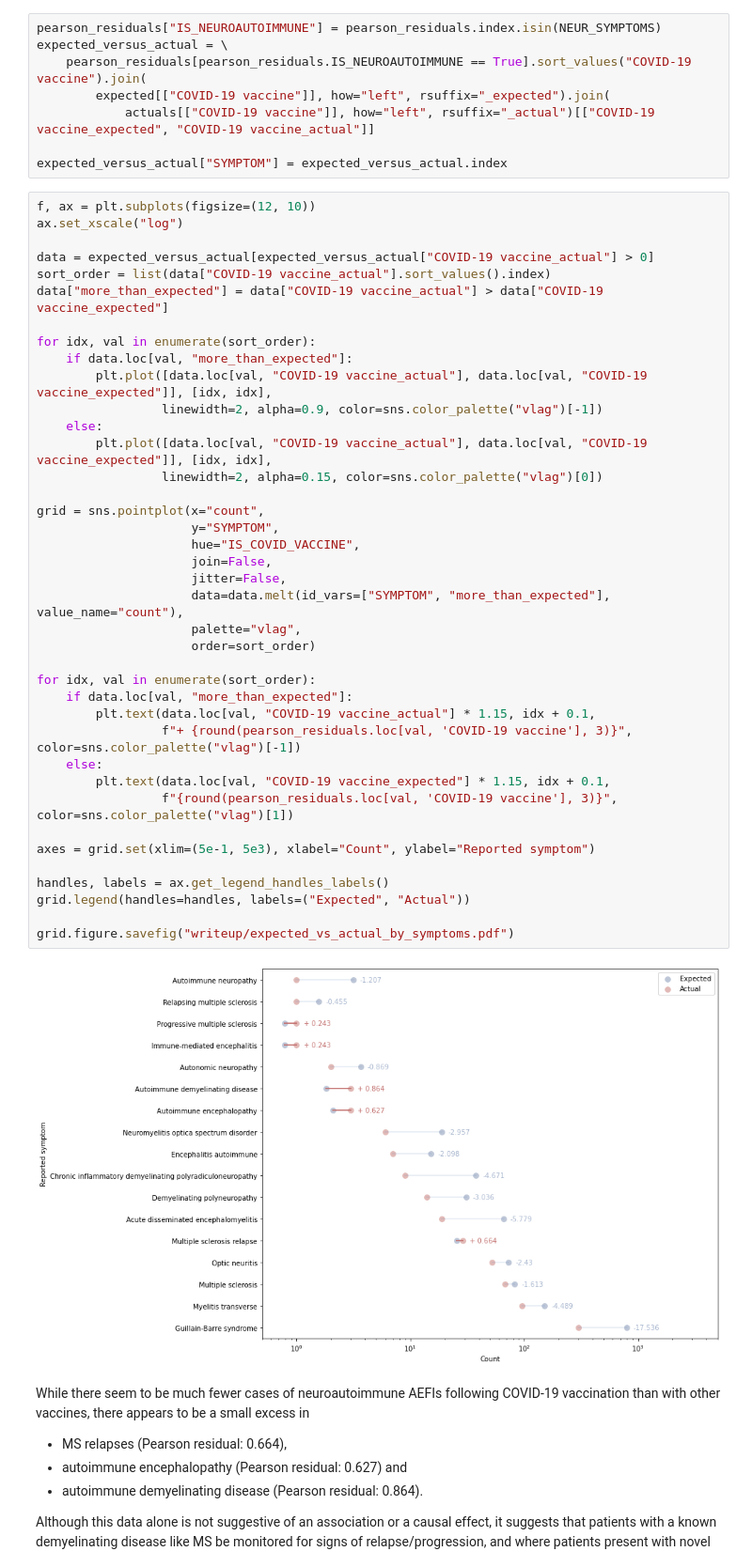
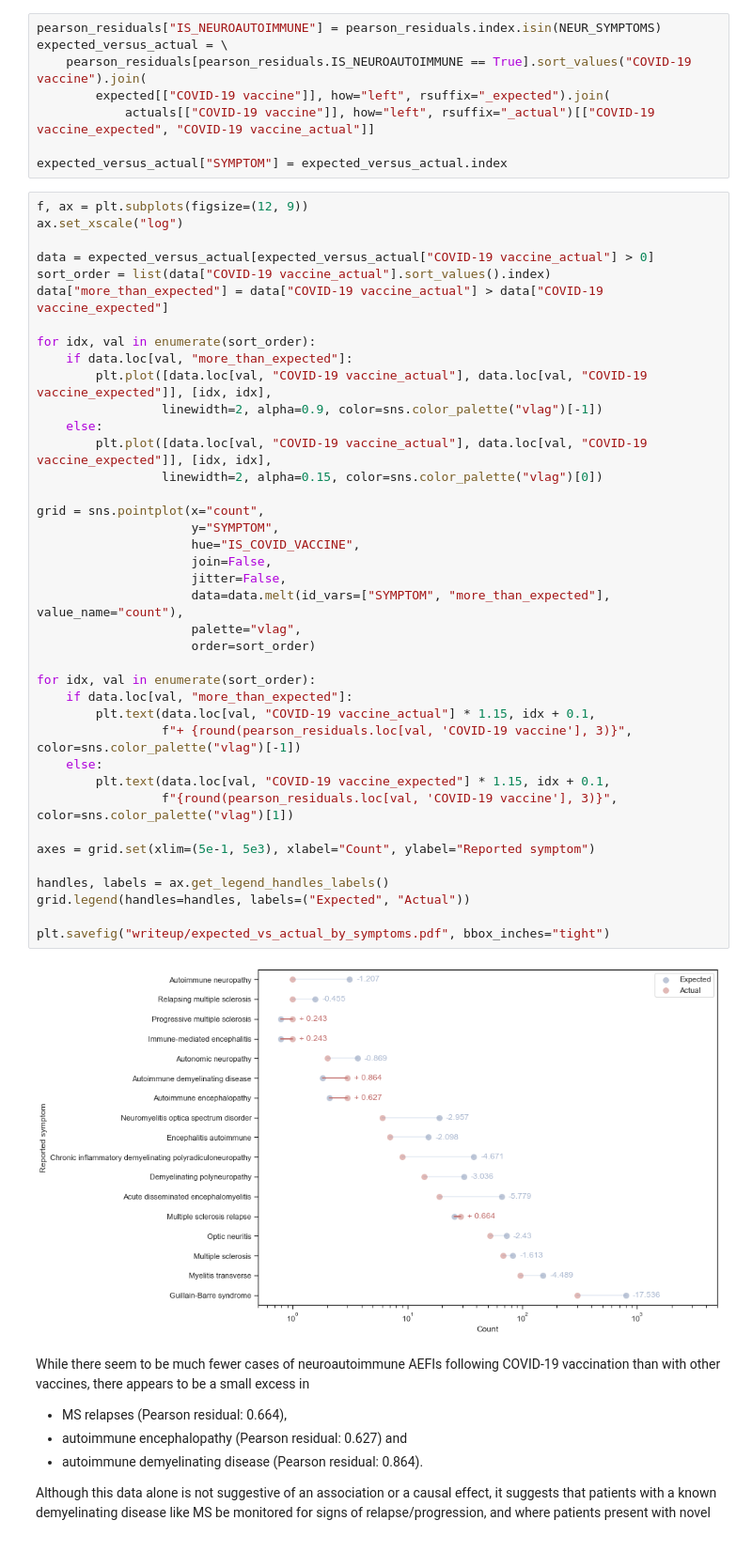
Before and after one commit to chrisvoncsefalvay/covid19-neuroautoimmune-aefis, a Jupyter notebook: COVID vaccination and neuroautoimmune disorders.ipynb, the cells around one changed output. Shown: that part at 94% size. Saved outputs shown, nothing was run; the diff lists cells and outputs as text.

Commit message:
Final writeup.

```diff
--- a/COVID vaccination and neuroautoimmune disorders.ipynb
+++ b/COVID vaccination and neuroautoimmune disorders.ipynb
@@ -230,7 +267,7 @@ expected_versus_actual = \
 
 expected_versus_actual["SYMPTOM"] = expected_versus_actual.index
 # %%
-f, ax = plt.subplots(figsize=(12, 10))
+f, ax = plt.subplots(figsize=(12, 9))
 ax.set_xscale("log")
 
 data = expected_versus_actual[expected_versus_actual["COVID-19 vaccine_actual"] > 0]
@@ -241,35 +278,35 @@ for idx, val in enumerate(sort_order):
     if data.loc[val, "more_than_expected"]:
         plt.plot([data.loc[val, "COVID-19 vaccine_actual"], data.loc[val, "COVID-19 vaccine_expected"]], [idx, idx],
                  linewidth=2, alpha=0.9, color=sns.color_palette("vlag")[-1])
     else:
         plt.plot([data.loc[val, "COVID-19 vaccine_actual"], data.loc[val, "COVID-19 vaccine_expected"]], [idx, idx],
                  linewidth=2, alpha=0.15, color=sns.color_palette("vlag")[0])
 
 grid = sns.pointplot(x="count",
                      y="SYMPTOM",
                      hue="IS_COVID_VACCINE",
                      join=False,
                      jitter=False,
                      data=data.melt(id_vars=["SYMPTOM", "more_than_expected"], value_name="count"),
                      palette="vlag",
                      order=sort_order)
 
 for idx, val in enumerate(sort_order):
     if data.loc[val, "more_than_expected"]:
         plt.text(data.loc[val, "COVID-19 vaccine_actual"] * 1.15, idx + 0.1,
                  f"+ {round(pearson_residuals.loc[val, 'COVID-19 vaccine'], 3)}", color=sns.color_palette("vlag")[-1])
     else:
         plt.text(data.loc[val, "COVID-19 vaccine_expected"] * 1.15, idx + 0.1,
                  f"{round(pearson_residuals.loc[val, 'COVID-19 vaccine'], 3)}", color=sns.color_palette("vlag")[1])
 
 axes = grid.set(xlim=(5e-1, 5e3), xlabel="Count", ylabel="Reported symptom")
 
 handles, labels = ax.get_legend_handles_labels()
 grid.legend(handles=handles, labels=("Expected", "Actual"))
 
-grid.figure.savefig("writeup/expected_vs_actual_by_symptoms.pdf")
+plt.savefig("writeup/expected_vs_actual_by_symptoms.pdf", bbox_inches="tight")
 # %% [output]
-[figure, old version]
+[figure, new version]
 # %% [markdown]
 While there seem to be much fewer cases of neuroautoimmune AEFIs following COVID-19 vaccination than with other
 vaccines, there appears to be a small excess in
```
Also changed, not shown: parts of 12 cells of this notebook, 17 other files.
